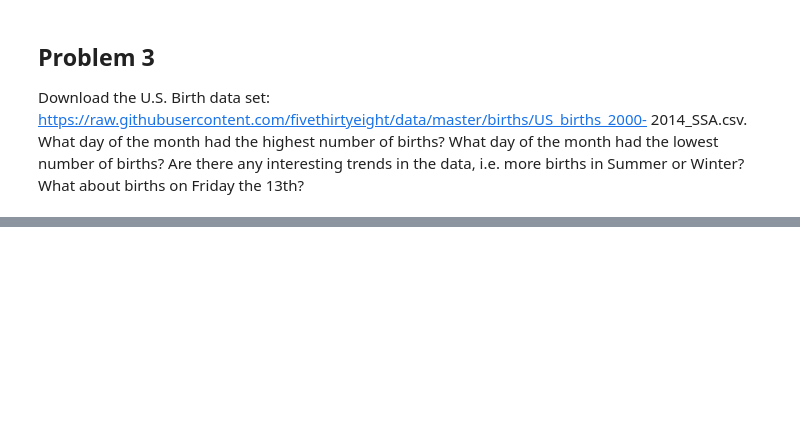
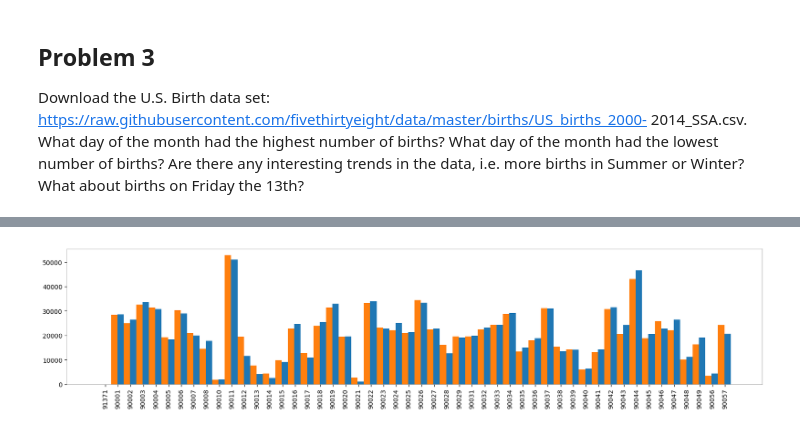
Before and after one commit to jesuszarate/VisForScientificData, a Jupyter notebook: Assignment1/Assignment1.ipynb, the cells around one changed output, grey strips where cells are left out. Saved outputs shown, nothing was run; the diff lists cells and outputs as text; code cells hidden in the pictures; blank space fills up the shorter version.

```diff
--- a/Assignment1/Assignment1.ipynb
+++ b/Assignment1/Assignment1.ipynb
@@ -244,0 +252,20 @@ plt.show()
+# %%
+data = pd.read_csv('data/2010_Census_Populations_by_Zip_Code.csv')
+
+dt = data[['Total Males', 'Total Females']].head(50)
+x = [i for i in range(0, len(dt1))]
+xi = [i-0.5 for i in range(0, len(dt1))]
+
+f1 = plt.figure(figsize=(20, 4), dpi=100)
+
+ax = plt.subplot(111)
+ax.bar(x, dt['Total Females'],width=0.5,align='center')
+ax.bar(xi, dt['Total Males'],width=0.5,align='center')
+
+x = [i-0.2 for i in range(0, len(dt1))]
+xi = xi = data['Zip Code']
+plt.xticks(x, xi,rotation='vertical')
+
+plt.show()
+# %% [output]
+[figure, added]
```
Also changed, not shown: parts of 10 cells of this notebook.
